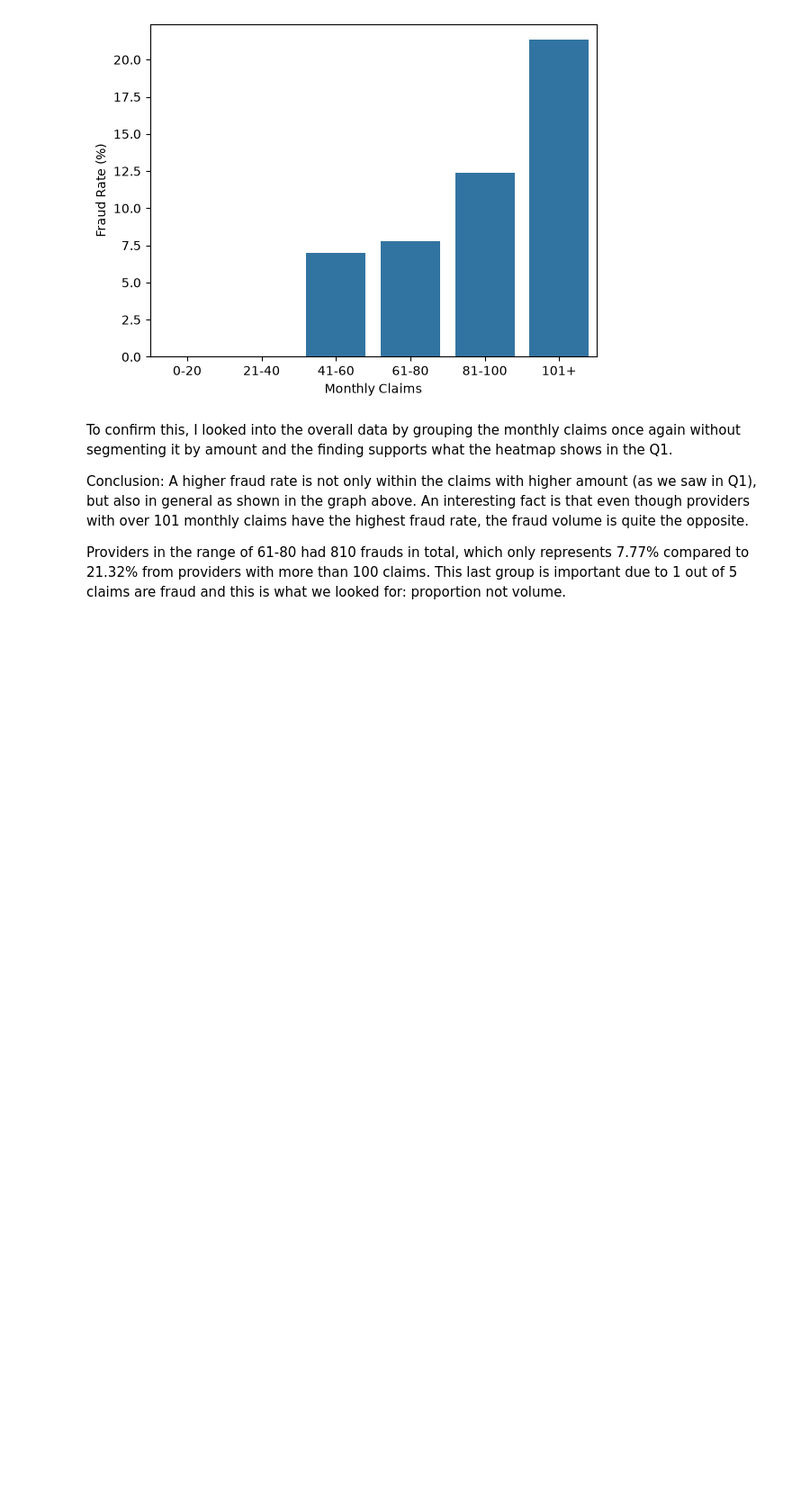
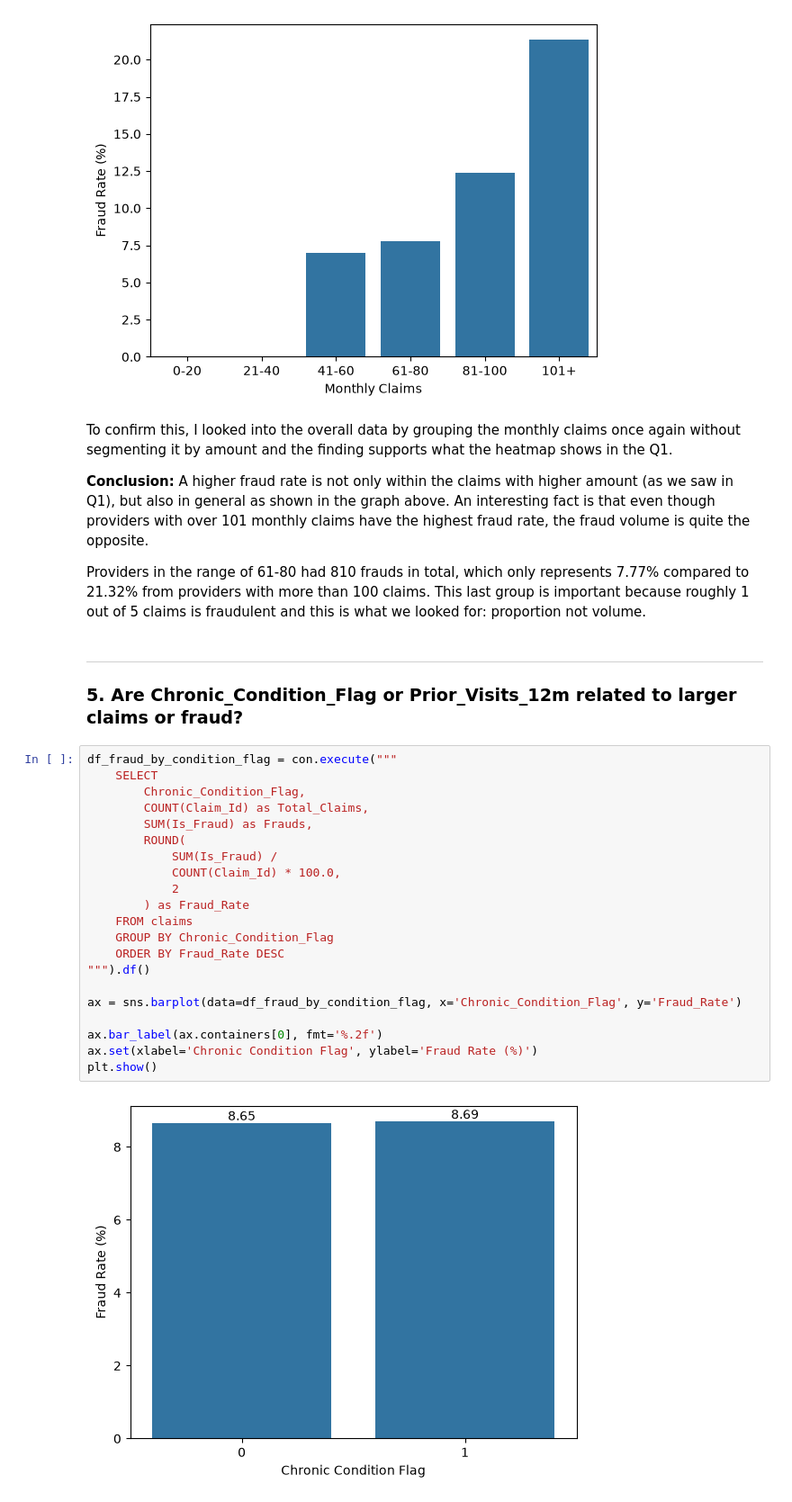
Before and after one commit to jscode-1302/claims_analysis, a Jupyter notebook: notebooks/analysis.ipynb, the cells around one changed output. Shown at 90% size. Saved outputs shown, nothing was run; the diff lists cells and outputs as text; blank space fills up the shorter version.

Commit message:
feat: analyze chronic condition and prior visits vs fraud (Q5)

```diff
--- a/notebooks/analysis.ipynb
+++ b/notebooks/analysis.ipynb
@@ -692,6 +692,32 @@ plt.show()
 # %% [markdown]
 To confirm this, I looked into the overall data by grouping the monthly claims once again without segmenting it by amount and the finding supports what the heatmap shows in the Q1.
 
-Conclusion: A higher fraud rate is not only within the claims with higher amount (as we saw in Q1), but also in general as shown in the graph above. An interesting fact is that even though providers with over 101 monthly claims have the highest fraud rate, the fraud volume is quite the opposite.
+**Conclusion:** A higher fraud rate is not only within the claims with higher amount (as we saw in Q1), but also in general as shown in the graph above. An interesting fact is that even though providers with over 101 monthly claims have the highest fraud rate, the fraud volume is quite the opposite.
 
-Providers in the range of 61-80 had 810 frauds in total, which only represents 7.77% compared to 21.32% from providers with more than 100 claims. This last group is important due to 1 out of 5 claims are fraud and this is what we looked for: proportion not volume.
+Providers in the range of 61-80 had 810 frauds in total, which only represents 7.77% compared to 21.32% from providers with more than 100 claims. This last group is important because roughly 1 out of 5 claims is fraudulent and this is what we looked for: proportion not volume.
+# %% [markdown]
+---
+### 5. Are Chronic_Condition_Flag or Prior_Visits_12m related to larger claims or fraud?
+# %%
+df_fraud_by_condition_flag = con.execute("""
+    SELECT
+        Chronic_Condition_Flag,
+        COUNT(Claim_Id) as Total_Claims,
+        SUM(Is_Fraud) as Frauds,
+        ROUND(
+            SUM(Is_Fraud) /
+            COUNT(Claim_Id) * 100.0,
+            2
+        ) as Fraud_Rate
+    FROM claims
+    GROUP BY Chronic_Condition_Flag
+    ORDER BY Fraud_Rate DESC
+""").df()
+
+ax = sns.barplot(data=df_fraud_by_condition_flag, x='Chronic_Condition_Flag', y='Fraud_Rate')
+
+ax.bar_label(ax.containers[0], fmt='%.2f')
+ax.set(xlabel='Chronic Condition Flag', ylabel='Fraud Rate (%)')
+plt.show()
+# %% [output]
+[figure, added]
```
Also changed, not shown: parts of 7 cells of this notebook.
